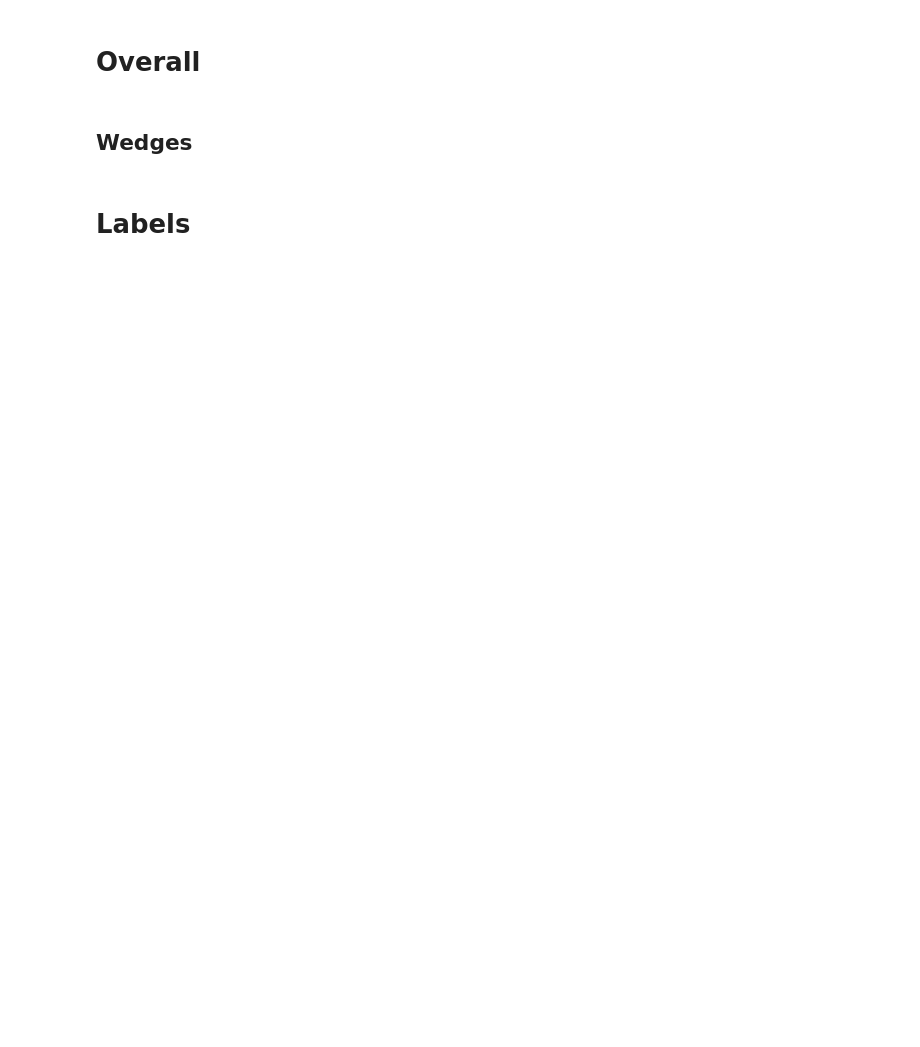
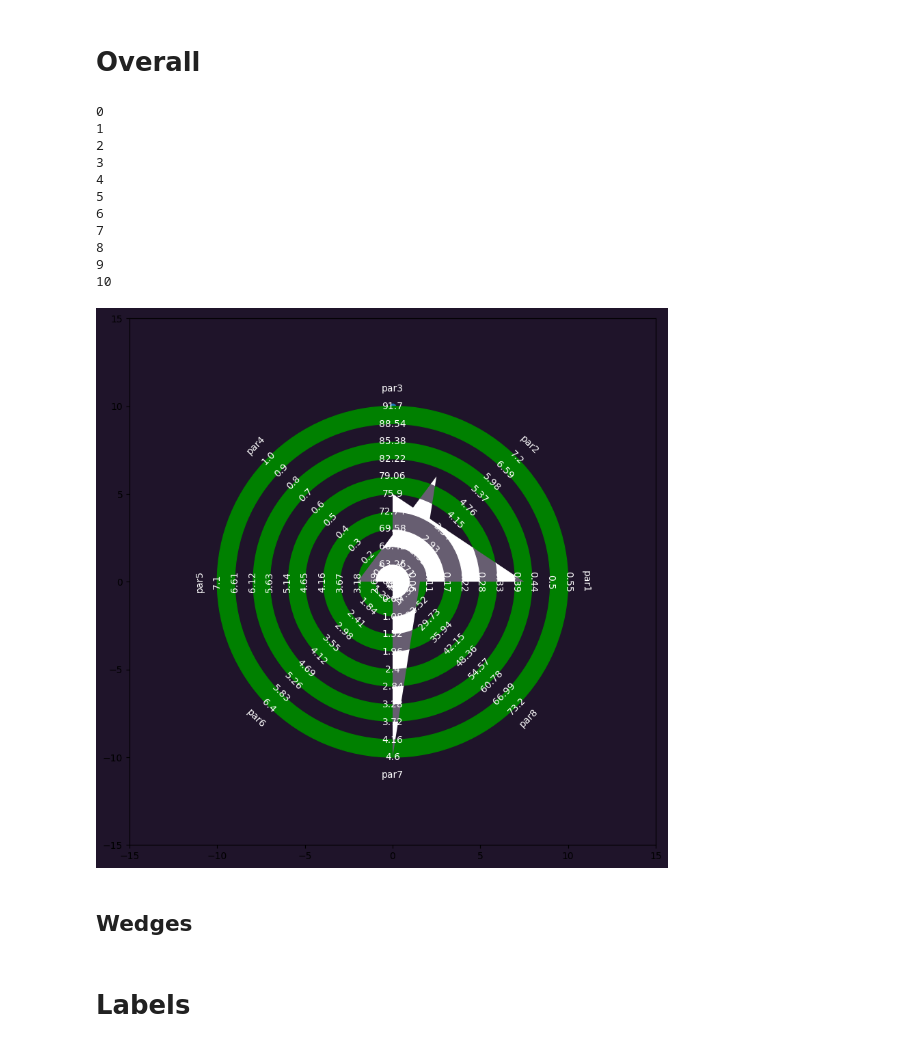
Before and after one commit to DavidB1999/My_Football_Analytics, a Jupyter notebook: Radar Charts/radar_.ipynb, the cells around one changed output. Saved outputs shown, nothing was run; the diff lists cells and outputs as text; code cells hidden in the pictures; blank space fills up the shorter version.

Commit message:
Labels and ranges

```diff
--- a/Radar Charts/radar_.ipynb
+++ b/Radar Charts/radar_.ipynb
@@ -9,33 +9,55 @@ import radar_utils
 # %%
 compare = False
 background_col='#1f142a'
 wedge_colors = ['#1f142a', 'green']
 radar_color=['#FFFFFF', '#675E71']
 patch_color = '#675E71'
 fig, ax = plt.subplots(figsize=(20, 10), facecolor=background_col)
 ax.set_facecolor(background_col)
 ## set axis
 ax.set_aspect('equal')
 ax.set(xlim=(-15, 15), ylim=(-15, 15))
+params = ['par1', 'par2', 'par3', 'par4', 'par5', 'par6', 'par7', 'par8']
+
+ranges = [(0.0, 0.55), (1.1, 7.2), (60.1, 91.7), (0.0, 1), (2.2, 7.1), (0.7, 6.4), (0.2, 4.6), (11.1, 73.2)]
+
+radius = [0, 1, 2, 3, 4, 5, 6, 7, 8, 9, 10]
+
 
 vertices = [[0, -10],
            [0, 5],
            [7.5, 0],
            [-2, 0],
            [2.5, 6]]
 
 ## add labels around the last circles
 # ax = self.__add_labels(params=params, ax=ax)
 
 ## add ranges
 # ax, xy, range_values = self.__add_ranges(ranges=ranges, ax=ax,)
 
 ## get vertices
 # vertices = self.__get_vertices(values, xy, range_values)
 
 ## make the radar chart
 ax = __plot_wedges(ax=ax, compare=compare, radar_color=radar_color, wedge_color=wedge_colors)
 ax.scatter(0,10)
+ax = __add_labels(ax=ax, params=params)
+ax, xy, range_values = __add_ranges(ranges=ranges, ax=ax,)
+#print(__add_ranges(ranges=ranges, ax=ax))
+# %% [output]
+0
+1
+2
+3
+4
+5
+6
+7
+8
+9
+10
+[figure, added]
 # %% [markdown]
 ## Wedges
 # %%
```
Also changed, not shown: parts of 5 cells of this notebook.
